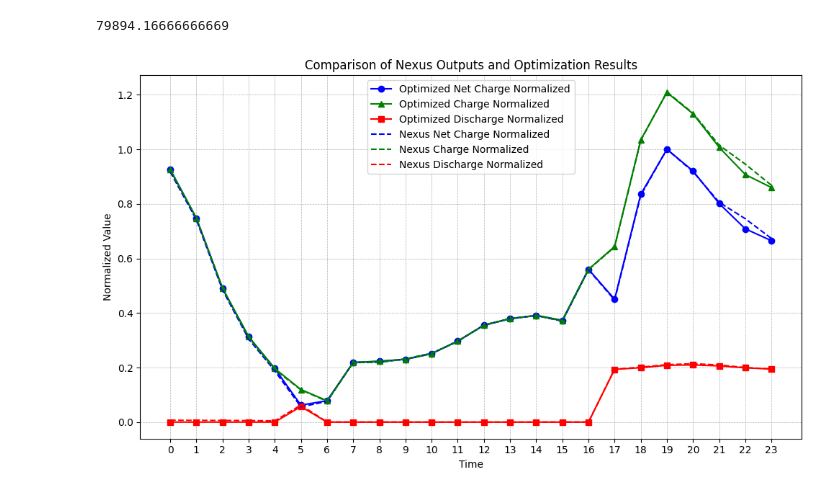
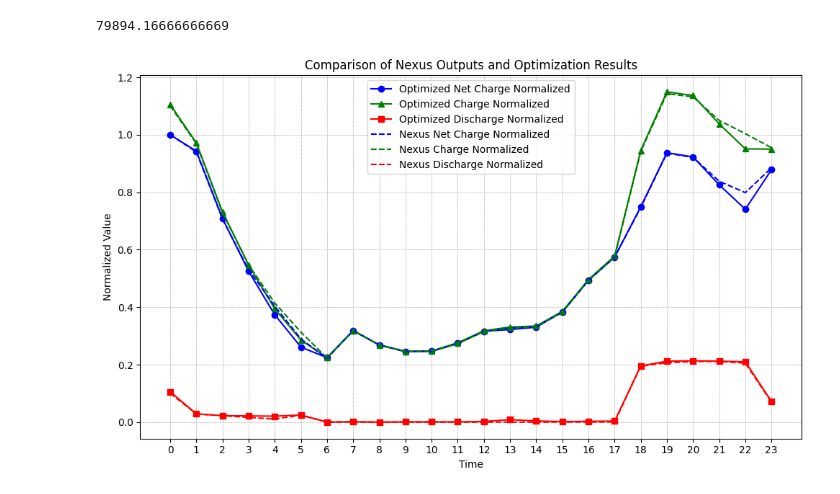
Before and after one commit to Huiwennnnn/MT, a Jupyter notebook: match_profile_split.ipynb, the cells around one changed output. Drawn from its saved outputs; the diff is of its cells as text; code cells hidden in the pictures.

Commit message:
369_0 2040 update <Split V5 2040 gurobi solver options>

```diff
--- a/match_profile_split.ipynb
+++ b/match_profile_split.ipynb
@@ -175,13 +176,15 @@ See the caveats in the documentation: https://pandas.pydata.org/pandas-docs/stab
 # Normalize Tobia's Nexus Output
 hv_bus = str(89)
 # Controlled charging
-charge = pd.read_csv(f"/Users/huiwen/Library/Mobile Documents/com~apple~CloudDocs/Thesis/extracted_data/map_bus/Added_up_charge_2050.csv") # in MW
+charge = pd.read_csv(f"/Users/huiwen/Library/Mobile Documents/com~apple~CloudDocs/Thesis/extracted_data/map_bus/Added_up_charge_2040.csv") # in MW
 charge.rename(columns={'Unnamed: 0':'ts'}, inplace=True)
-charge = charge.loc[(charge.ts<"2050-05-07 00:00:00") & (charge.ts>="2050-05-06 00:00:00")][['ts','peak',hv_bus]]
+charge['ts'] = pd.to_datetime(charge['ts'])
+charge = charge.loc[(charge.ts<"2040-05-05 00:00:00") & (charge.ts>="2040-05-04 00:00:00")][['ts','peak',hv_bus]]
 # Controlled discharging
-discharge = pd.read_csv(f"/Users/huiwen/Library/Mobile Documents/com~apple~CloudDocs/Thesis/extracted_data/map_bus/EVBatt_power_hourly_2050_discharge_mapped.csv")
+discharge = pd.read_csv(f"/Users/huiwen/Library/Mobile Documents/com~apple~CloudDocs/Thesis/extracted_data/map_bus/EVBatt_power_hourly_2040_discharge_mapped.csv")
 discharge = discharge.rename(columns={'Unnamed: 0':'ts'})
-discharge = discharge.loc[(discharge.ts<"2050-05-07 00:00:00") & (discharge.ts>="2050-05-06 00:00:00")][['ts',hv_bus]]
+discharge['ts'] = pd.to_datetime(discharge['ts'])
+discharge = discharge.loc[(discharge.ts<"2040-05-05 00:00:00") & (discharge.ts>="2040-05-04 00:00:00")][['ts',hv_bus]]
 # Find Netload Max
 net= charge['89']-discharge['89']
 day_max = net.max()
@@ -196,7 +199,7 @@ clustered = d.sort_values(by=['arr_time','parking_time'])
 k = 25
 group = np.arange(len(clustered)) % k
 clustered['cluster']=group
-path = "split_v5"
+path = "369_0/split_v5_2040"
 # %%
 def opt_charge_profile(charge,discharge,net_normalized,cluster,emob_max_p,normalized_tot_e,date,cluster_i,path):
     t_list = list(range(24))
@@ -494,6 +497,13 @@ def opt_charge_profile(charge,discharge,net_normalized,cluster,emob_max_p,normal
     ###########################
     # Solve model
     solver = SolverFactory('gurobi')
+    solver.options['FeasibilityTol'] = 1e-3
+    solver.options['OptimalityTol'] = 1e-3
+    solver.options['MIPGap'] = 0.1
+    solver.options['NoRelHeurTime'] = 180
+    solver.options['NodeMethod'] = 2
+    solver.options['MIPFocus'] = 1
+
     # solver.options['tol'] = 0.0001
     solver.solve(m,tee=True)   #,keepfiles=True,logfile="match_profile_log.log")
     # Save results
@@ -506,7 +516,7 @@ def opt_charge_profile(charge,discharge,net_normalized,cluster,emob_max_p,normal
     return 0
 # %%
 # Normalize the mobility aggregated charge power, calculate min, max, sum of power if there were EVs charging in the cluster then optimize this cluster's charging behavior to fit the curve
-for i in range(1,k):
+for i in [5]:
 
     cluster = clustered[clustered['cluster']==i]
     emob_agg_e = [sum(x) for x in zip(*cluster['charge_energy_list'])] # energy in kWh
@@ -665,7 +582,7 @@ print(tot_e)
 # %% [output]
 79894.16666666669
 # %%
-path = 'split_v5'
+path = "369_0/split_v5_2040"
 concat_charge = pd.DataFrame()
 concat_discharge = pd.DataFrame()
 for i in range(k):
@@ -678,34 +595,34 @@ concat_charge = concat_charge.rename(columns={'Unnamed: 0':'event_index'})
 concat_discharge = concat_discharge.rename(columns={'Unnamed: 0':'event_index'})
 concat_res = concat_charge-concat_discharge
 concat_res.loc[:,'event_index'] = concat_charge['event_index']
 concat_res.set_index('event_index', inplace=True)
 concat_charge.to_csv(f'{path}/concat_charge_power_all.csv')
 concat_discharge.to_csv(f'{path}/concat_dicharge_power_all.csv')
 concat_res.to_csv(f'{path}/concat_net_power_all.csv')
 concat_sum = concat_res.sum().sum()
 concat_max = concat_res.sum().max()
 plt.figure(figsize=(10, 6))
 
 # Optimized results with solid lines and markers
 plt.plot(concat_res.sum()/concat_max, label='Optimized Net Charge Normalized', color='blue', linestyle='-', marker='o')
 plt.plot(concat_charge.sum()[1:]/concat_max, label='Optimized Charge Normalized', color='green', linestyle='-', marker='^')
 plt.plot(concat_discharge.sum()[1:]/concat_max, label='Optimized Discharge Normalized', color='red', linestyle='-', marker='s')
 
 # Nexus outputs with dashed lines
 plt.plot(net_normalized, label='Nexus Net Charge Normalized', color='blue', linestyle='--')
 plt.plot(charge['normalized_profile'], label='Nexus Charge Normalized', color='green', linestyle='--')
 plt.plot(discharge['normalized_profile'], label='Nexus Discharge Normalized', color='red', linestyle='--')
 
 plt.title('Comparison of Nexus Outputs and Optimization Results')
 plt.xlabel('Time')
 plt.ylabel('Normalized Value')
 plt.legend()
 plt.grid(True, which='both', linestyle='--', linewidth=0.5)
 plt.tight_layout()
 plt.savefig(f'{path}/optimized_norm_power_vs_nexus.png')
 plt.show()
 # %% [output]
-[figure, old version]
+[figure, new version]
 # %%
 res_p = concat_res.sum()
 plt.plot(res_p,label='optimized_power_profile')
```
Also changed, not shown: parts of 10 cells of this notebook.
